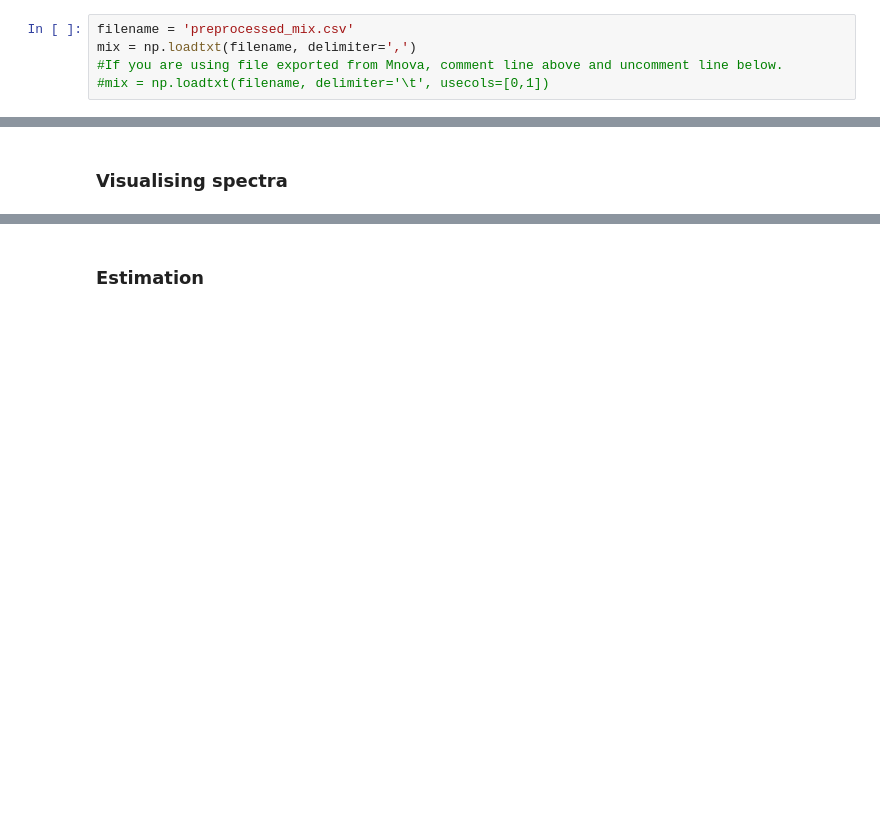
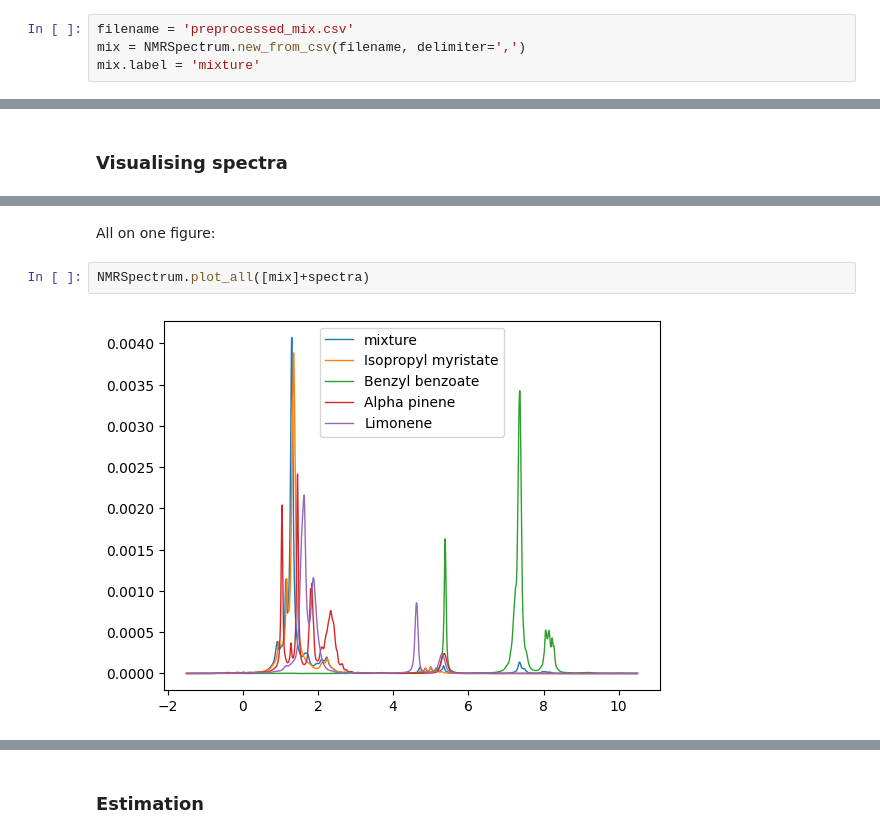
Before and after one commit to BDomzal/magnetstein, a Jupyter notebook: examples/estimation.ipynb, the cells around one changed output, grey strips where cells are left out. Saved outputs shown, nothing was run; the diff lists cells and outputs as text; blank space fills up the shorter version.

```diff
--- a/examples/estimation.ipynb
+++ b/examples/estimation.ipynb
@@ -27,7 +24,6 @@ Insert name of file containing mixture below. Note that you need to choose an ap
 # %%
 filename = 'preprocessed_mix.csv'
-mix = np.loadtxt(filename, delimiter=',')
-#If you are using file exported from Mnova, comment line above and uncomment line below.
-#mix = np.loadtxt(filename, delimiter='\t', usecols=[0,1])
+mix = NMRSpectrum.new_from_csv(filename, delimiter=',')
+mix.label = 'mixture'
 # %%
 how_many_components = len(components_names)
@@ -76,0 +53,6 @@ for i, sp in enumerate(spectra):
+# %% [markdown]
+All on one figure:
+# %%
+NMRSpectrum.plot_all([mix]+spectra)
+# %% [output]
+[figure, added]
```
Also changed, not shown: parts of 19 cells of this notebook, 5 other files.
